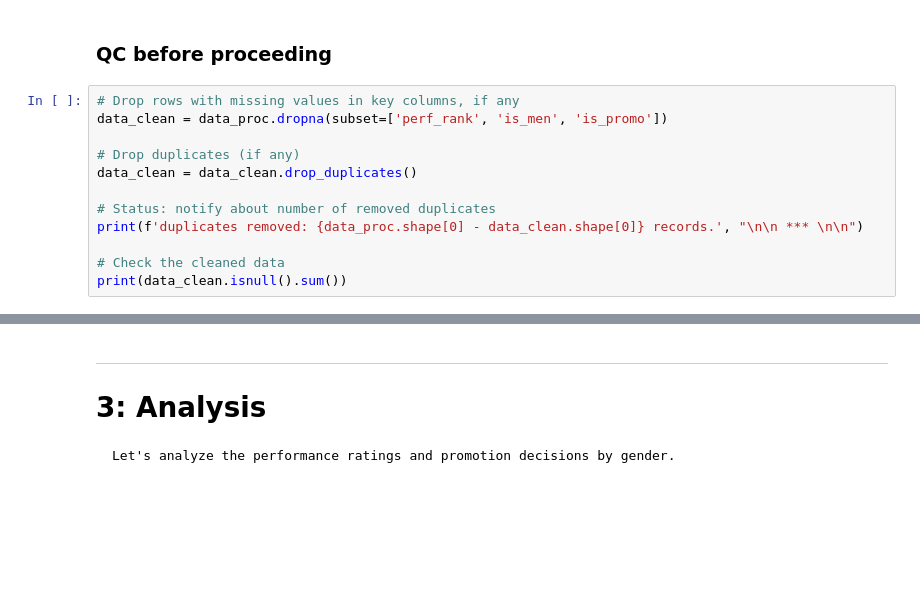
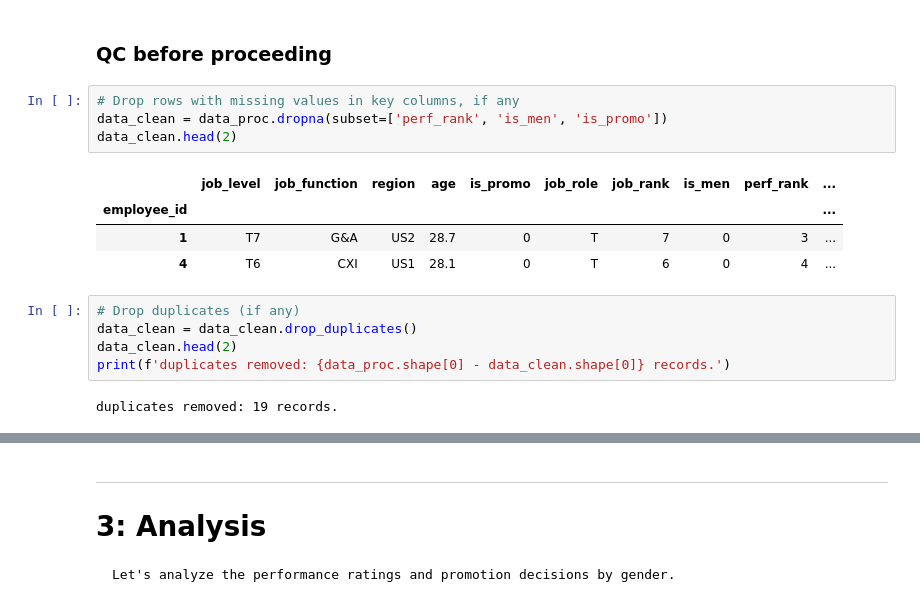
Before and after one commit to aleurb/empl_perf, a Jupyter notebook: code/analysis.ipynb, the cells around one changed output, grey strips where cells are left out. Cells and saved outputs as stored; diff of their text form; blank space fills up the shorter version.

```diff
--- a/code/analysis.ipynb
+++ b/code/analysis.ipynb
@@ -112,12 +166,16 @@ data_proc = data_proc[data_proc['tenure'] >= 1]
 # %%
 # Drop rows with missing values in key columns, if any
 data_clean = data_proc.dropna(subset=['perf_rank', 'is_men', 'is_promo'])
-
-# Drop duplicates (if any)
-data_clean = data_clean.drop_duplicates()
-
-# Status: notify about number of removed duplicates
-print(f'duplicates removed: {data_proc.shape[0] - data_clean.shape[0]} records.', "\n\n *** \n\n")
-
-# Check the cleaned data
-print(data_clean.isnull().sum())
+data_clean.head(2)
+# %% [output]
+|  | job_level | job_function | region | age | is_promo | job_role | job_rank | is_men | perf_rank | ... |
+| employee_id |  |  |  |  |  |  |  |  |  | ... |
+| 1 | T7 | G&A | US2 | 28.7 | 0 | T | 7 | 0 | 3 | ... |
+| 4 | T6 | CXI | US1 | 28.1 | 0 | T | 6 | 0 | 4 | ... |
+# %%
+# Drop duplicates (if any)
+data_clean = data_clean.drop_duplicates()
+data_clean.head(2)
+print(f'duplicates removed: {data_proc.shape[0] - data_clean.shape[0]} records.')
+# %% [output]
+duplicates removed: 19 records.
```
Also changed, not shown: parts of 68 cells of this notebook, 1 other file.
